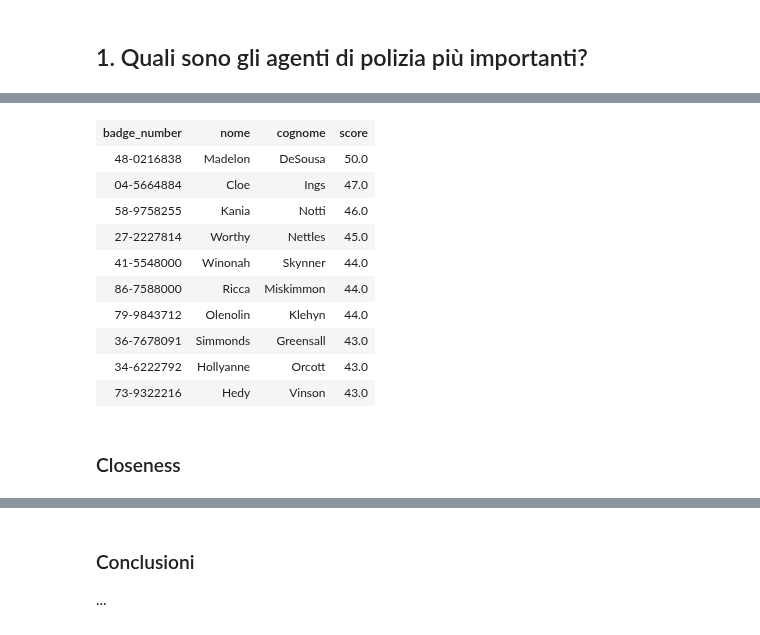
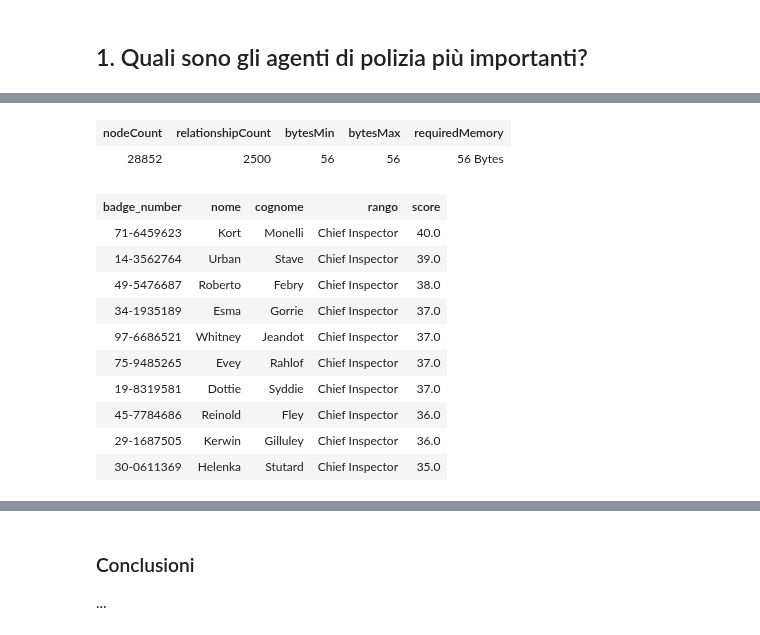
Before and after one commit to ElenaCurti/big-data, a Jupyter notebook: Attivita_06_GraphAnalytics/applicazione.ipynb, the cells around one changed output, grey strips where cells are left out. Cells and saved outputs as stored; diff of their text form; code cells hidden in the pictures.

```diff
--- a/Attivita_06_GraphAnalytics/applicazione.ipynb
+++ b/Attivita_06_GraphAnalytics/applicazione.ipynb
@@ -121,24 +260,33 @@ print_n_results(cq)
+# %%
+# Memory estimation
+graph.run("""
+CALL gds.degree.write.estimate('officers-chief', { writeProperty: 'betweenness' })
+YIELD  nodeCount, relationshipCount, bytesMin, bytesMax, requiredMemory
+RETURN nodeCount, relationshipCount, bytesMin, bytesMax, requiredMemory ;
+""" )
+# %% [output]
+| nodeCount | relationshipCount | bytesMin | bytesMax | requiredMemory |
+| 28852 | 2500 | 56 | 56 | 56 Bytes |
 # %%
+# Agenti di polizia con il rango maggiore (Chief Inspector) che hanno investigato in più crimini
 cq="""
-CALL gds.degree.stream('"""+NOME_GRAPH_OFFICERS+ """')
+CALL gds.degree.stream('officers-chief')
 YIELD nodeId, score
 WITH gds.util.asNode(nodeId) AS n, score
-RETURN n.badge_no as badge_number, n.name as nome, n.surname as cognome, score
+RETURN n.badge_no as badge_number, n.name as nome, n.surname as cognome,n.rank as rango, score
 ORDER BY score DESC
 LIMIT 10 ;
 """
 print_n_results(cq)
 # %% [output]
-| badge_number | nome | cognome | score |
-| 48-0216838 | Madelon | DeSousa | 50.0 |
-| 04-5664884 | Cloe | Ings | 47.0 |
-| 58-9758255 | Kania | Notti | 46.0 |
-| 27-2227814 | Worthy | Nettles | 45.0 |
-| 41-5548000 | Winonah | Skynner | 44.0 |
-| 86-7588000 | Ricca | Miskimmon | 44.0 |
-| 79-9843712 | Olenolin | Klehyn | 44.0 |
-| 36-7678091 | Simmonds | Greensall | 43.0 |
-| 34-6222792 | Hollyanne | Orcott | 43.0 |
-| 73-9322216 | Hedy | Vinson | 43.0 |
+| badge_number | nome | cognome | rango | score |
+| 71-6459623 | Kort | Monelli | Chief Inspector | 40.0 |
+| 14-3562764 | Urban | Stave | Chief Inspector | 39.0 |
+| 49-5476687 | Roberto | Febry | Chief Inspector | 38.0 |
+| 34-1935189 | Esma | Gorrie | Chief Inspector | 37.0 |
+| 97-6686521 | Whitney | Jeandot | Chief Inspector | 37.0 |
+| 75-9485265 | Evey | Rahlof | Chief Inspector | 37.0 |
+| 19-8319581 | Dottie | Syddie | Chief Inspector | 37.0 |
+| 45-7784686 | Reinold | Fley | Chief Inspector | 36.0 |
+| 29-1687505 | Kerwin | Gilluley | Chief Inspector | 36.0 |
+| 30-0611369 | Helenka | Stutard | Chief Inspector | 35.0 |
-# %% [markdown]
-### Closeness
```
Also changed, not shown: parts of 63 cells of this notebook, 1 other file.
